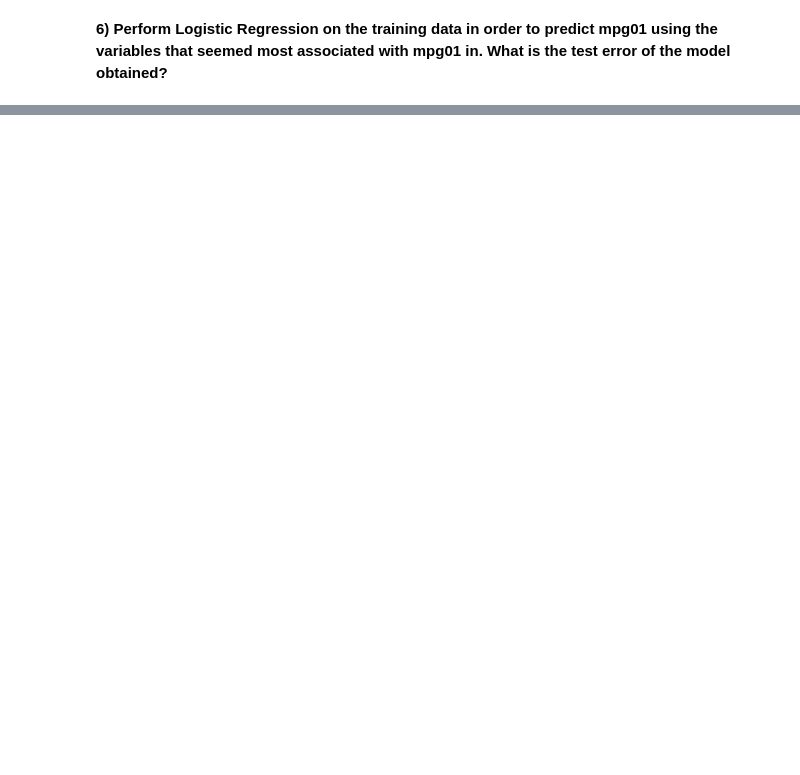
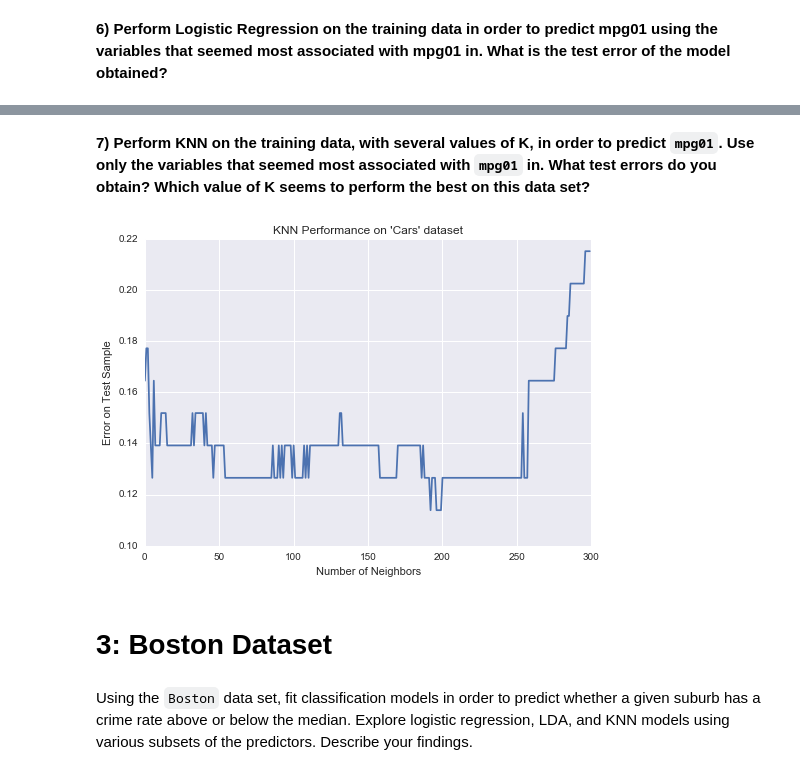
Before and after one commit to gerdm/ISLR, a Jupyter notebook: ex4.ipynb, the cells around one changed output, grey strips where cells are left out. Saved outputs shown, nothing was run; the diff lists cells and outputs as text; code cells hidden in the pictures; blank space fills up the shorter version.

```diff
--- a/ex4.ipynb
+++ b/ex4.ipynb
@@ -639,0 +638,22 @@ Test Error Log. Regression: 13.9241%
+# %% [markdown]
+**7) Perform KNN on the training data, with several values of K, in order to predict ``mpg01``. Use only the variables that seemed most associated with ``mpg01`` in. What test errors do you obtain? Which value of K seems to perform the best on this data set?**
+# %%
+knnv = []
+for i in range(1, 301):
+    knn = KNeighborsClassifier(n_neighbors=i)
+    knn.fit(x_train, y_train)
+    test_error_knn = 1 - np.mean(knn.predict(x_test) == y_test)
+    knnv.append(test_error_knn)
+    #print("Test Error KNN({}): {:4%}".format(i, test_error_knn))
+
+plt.xlabel("Number of Neighbors")
+plt.ylabel("Error on Test Sample")
+plt.title("KNN Performance on 'Cars' dataset")
+plt.plot(knnv)
+plt.show()
+# %% [output]
+[figure, added]
+# %% [markdown]
+# 3: Boston Dataset
+# %% [markdown]
+Using the ``Boston`` data set, ﬁt classiﬁcation models in order to predict whether a given suburb has a crime rate above or below the median. Explore logistic regression, LDA, and KNN models using various subsets of the predictors. Describe your ﬁndings.
```
Also changed, not shown: parts of 21 cells of this notebook.
